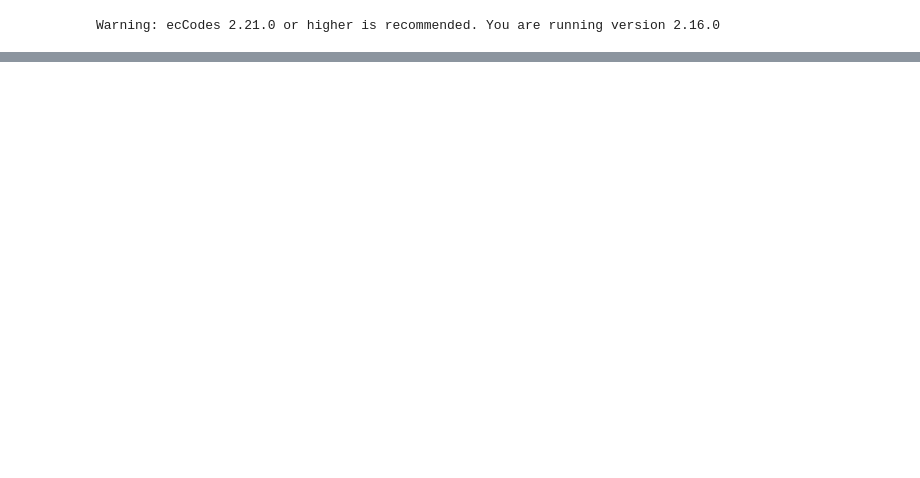
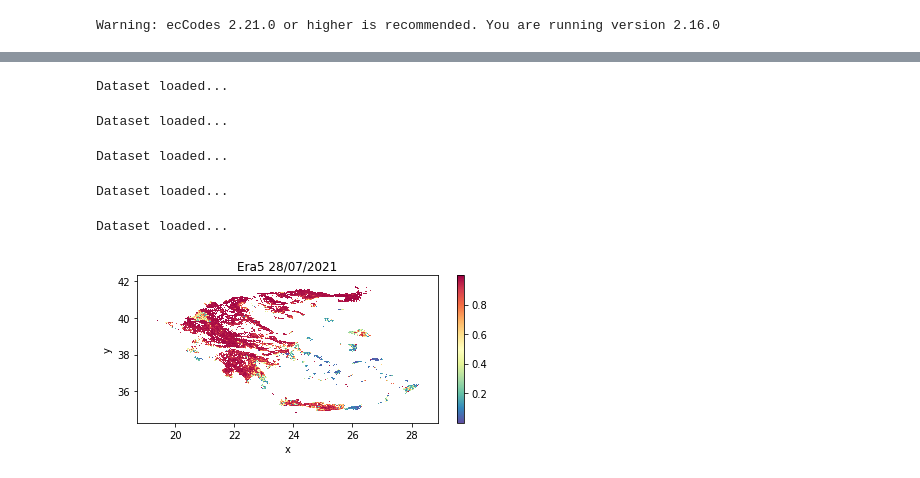
Before and after one commit to Luisdio1/observatory-internship, a Jupyter notebook: Plot_maps.ipynb, the cells around one changed output, grey strips where cells are left out. Drawn from its saved outputs; the diff is of its cells as text; code cells hidden in the pictures; blank space fills up the shorter version.

Commit message:
Maps of lstm model

```diff
--- a/Plot_maps.ipynb
+++ b/Plot_maps.ipynb
@@ -414,0 +362,44 @@ plt.savefig('Plots/dwd_2021_08_21.png', dpi = 350)
+# %%
+datetime_str = '2021/08/01 12:00:00'
+date = datetime.strptime(datetime_str, '%Y/%m/%d %H:%M:%S')
+preds_dwd = predict_lstm(date, 'dwd', 'lstm')
+preds_dwd.rio.to_raster(Path.home() / 'hdd1/diogenis/observatory/Plots/dwd_2021_08_01_lstm.tif')
+# %% [output]
+Dataset loaded...
+# %%
+datetime_str = '2021/08/10 12:00:00'
+date = datetime.strptime(datetime_str, '%Y/%m/%d %H:%M:%S')
+preds_dwd = predict_lstm(date, 'dwd', 'dwd')
+preds_dwd.rio.to_raster(Path.home() / 'hdd1/diogenis/observatory/Plots/dwd_2021_08_10.tif')
+# %% [output]
+Dataset loaded...
+# %%
+datetime_str = '2021/08/10 12:00:00'
+date = datetime.strptime(datetime_str, '%Y/%m/%d %H:%M:%S')
+preds_dwd = predict_lstm(date, 'dwd', 'lstm')
+preds_dwd.rio.to_raster(Path.home() / 'hdd1/diogenis/observatory/Plots/dwd_2021_08_10_lstm.tif')
+# %% [output]
+Dataset loaded...
+# %%
+datetime_str = '2021/08/21 12:00:00'
+date = datetime.strptime(datetime_str, '%Y/%m/%d %H:%M:%S')
+preds_dwd = predict_lstm(date, 'dwd', 'dwd')
+preds_dwd.rio.to_raster(Path.home() / 'hdd1/diogenis/observatory/Plots/dwd_2021_08_21.tif')
+# %% [output]
+Dataset loaded...
+# %%
+datetime_str = '2021/08/21 12:00:00'
+date = datetime.strptime(datetime_str, '%Y/%m/%d %H:%M:%S')
+preds_dwd = predict_lstm(date, 'dwd', 'lstm')
+preds_dwd.rio.to_raster(Path.home() / 'hdd1/diogenis/observatory/Plots/dwd_2021_08_21_lstm.tif')
+# %% [output]
+Dataset loaded...
+# %%
+ds = xr.open_dataset(Path.home() / 'hdd1/diogenis/observatory/Plots/era5_2021_07_28.tif')
+ds = ds.to_array()
+ds.plot(cmap = "Spectral_r", aspect = 2, size = 3)
+plt.title('Era5 28/07/2021')
+plt.tight_layout()
+plt.savefig('Plots/era5_2021_07_28.png', dpi = 350)
+# %% [output]
+[figure, added]
```
Also changed, not shown: parts of 46 cells of this notebook.
